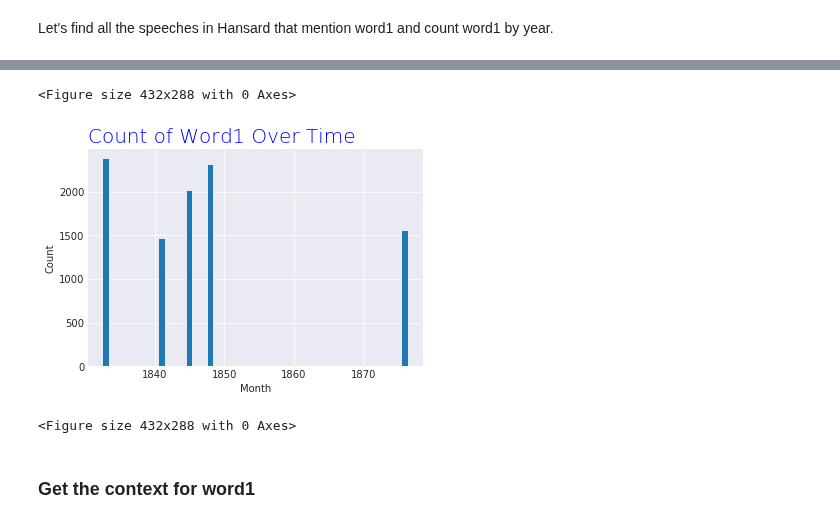
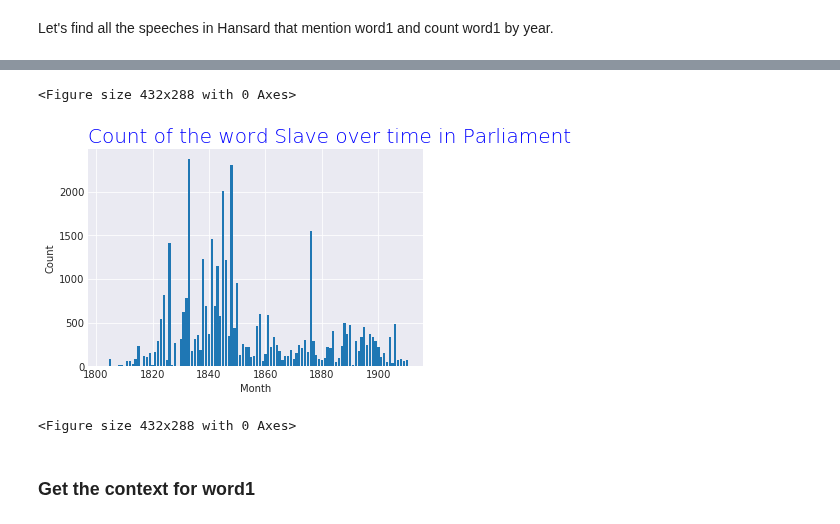
Before and after one commit to stephbuon/digital-history, a Jupyter notebook: hist3368-week6-measuring-change-and-using-groupby/hist3368-week6-collocated-words-over-time.ipynb, the cells around one changed output, grey strips where cells are left out. Drawn from its saved outputs; the diff is of its cells as text; code cells hidden in the pictures.

```diff
--- a/hist3368-week6-measuring-change-and-using-groupby/hist3368-week6-collocated-words-over-time.ipynb
+++ b/hist3368-week6-measuring-change-and-using-groupby/hist3368-week6-collocated-words-over-time.ipynb
@@ -131,5 +135,5 @@ Let's find all the speeches in Hansard that mention word1 and count word1 by yea
 word1_hansard = hansard[hansard["text"].str.lower().str.contains(word1)]
 word1_hansard = word1_hansard.drop(['sentence_id', 'src_file_id', 'file_section_id', 'section_sentence_id', 'section_monologue_id', 'speech_id', 'debate_id', 'speechdate', 'debate', 'section_category', 'constituency', 'speaker_house', 'src_image', 'src_column', 'sentence_errata', 'X20',], 1) # drop unused columns
 word1_hansard['count'] = word1_hansard['text'].str.lower().str.count(word1)
-word1_over_time = word1_hansard.groupby(['year'])['count'].sum().sort_values(ascending = False)[:5]
+word1_over_time = word1_hansard.groupby(['year'])['count'].sum().sort_values(ascending = False)
 word1_over_time
@@ -136,23 +154,23 @@ word1_over_time
 # %%
 import matplotlib.pyplot as plt
 from matplotlib.pyplot import figure
 import numpy as np
 import random
 
 
 %matplotlib inline
 
 plt.style.use('seaborn-darkgrid') # this gives us a grid with a dark background.  you can play with this to change the style.
 
 plt.bar(word1_over_time.index, word1_over_time)
 
-plt.title("Count of Word1 Over Time", loc='left', fontsize=20, fontweight=5, color='Blue')
+plt.title("Count of the word Slave over time in Parliament", loc='left', fontsize=20, fontweight=5, color='Blue')
 plt.xlabel("Month")
 plt.ylabel("Count")
 plt.figure()
 # %% [output]
 <Figure size 432x288 with 0 Axes>
-[figure, old version]
+[figure, new version]
 <Figure size 432x288 with 0 Axes>
 # %% [markdown]
 ### Get the context for word1
```
Also changed, not shown: parts of 3 cells of this notebook.
